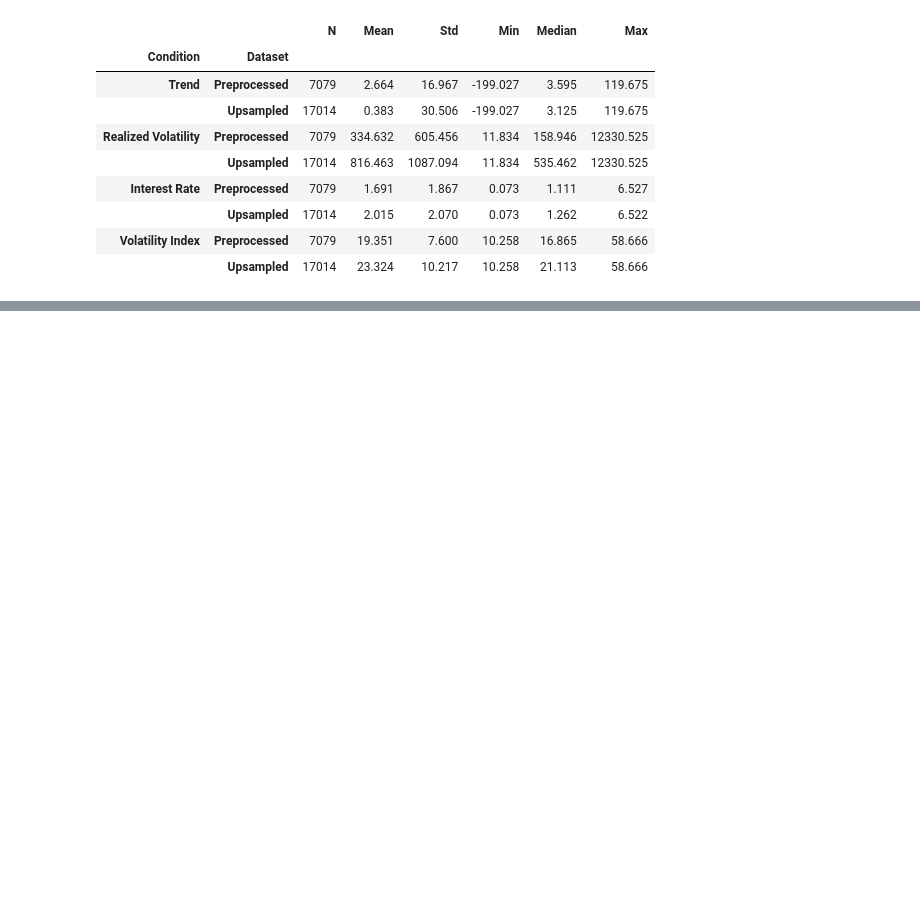
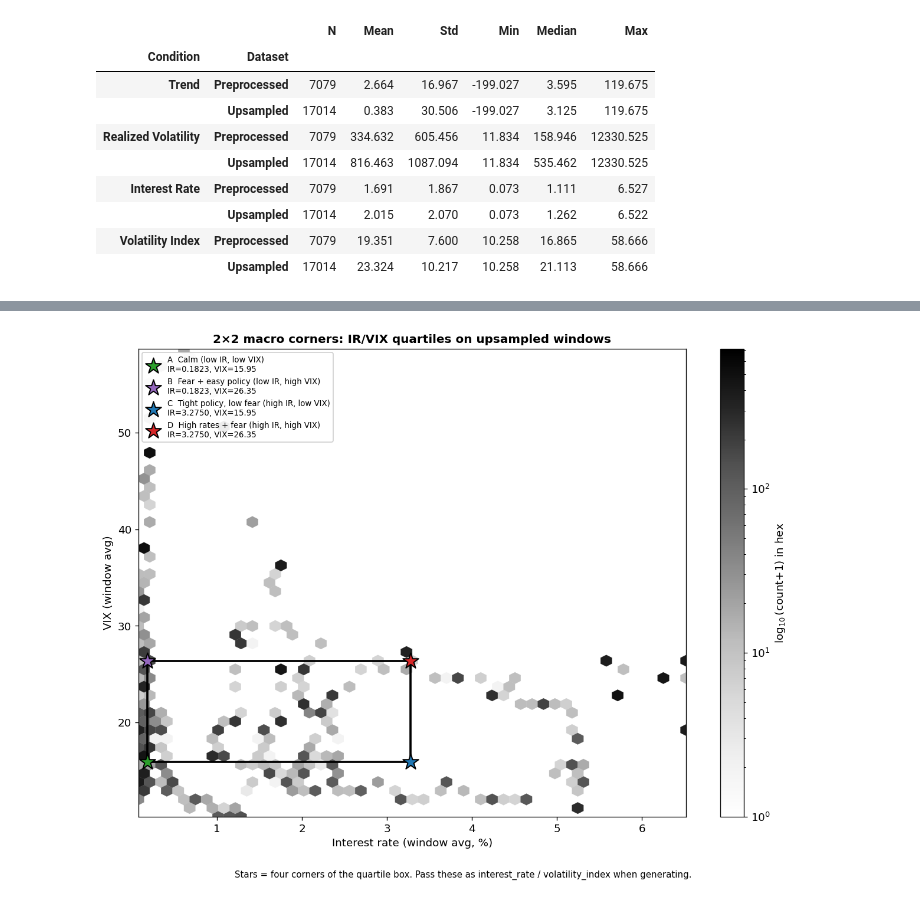
Before and after one commit to AHHHHHH0-0/Extending-CoFinDiff, a Jupyter notebook: notebooks/prep/cond_distribution.ipynb, the cells around one changed output, grey strips where cells are left out. Drawn from its saved outputs; the diff is of its cells as text; code cells hidden in the pictures; blank space fills up the shorter version.

Commit message:
examine upsampled data to find macro splits

```diff
--- a/notebooks/prep/cond_distribution.ipynb
+++ b/notebooks/prep/cond_distribution.ipynb
@@ -235,0 +156,76 @@ plt.show()
+# %%
+"""
+2×2 macro (IR × VIX): four corners from upsampled empirical marginals.
+Low/high = 25th and 75th percentiles (quartile split). Hexbin shows mass;
+black rectangle connects the four (IR, VIX) pairs used for generation.
+"""
+from matplotlib.patches import Rectangle
+
+ir_arr = np.array([float(s["interest_rate"]) for s in up_samples], dtype=np.float64)
+vix_arr = np.array([float(s["volatility_index"]) for s in up_samples], dtype=np.float64)
+
+ir_lo, ir_hi = map(float, np.quantile(ir_arr, [0.25, 0.75]))
+vix_lo, vix_hi = map(float, np.quantile(vix_arr, [0.25, 0.75]))
+
+corners = [
+    ("A  Calm (low IR, low VIX)", ir_lo, vix_lo),
+    ("B  Fear + easy policy (low IR, high VIX)", ir_lo, vix_hi),
+    ("C  Tight policy, low fear (high IR, low VIX)", ir_hi, vix_lo),
+    ("D  High rates + fear (high IR, high VIX)", ir_hi, vix_hi),
+]
+face = ["#2ca02c", "#9467bd", "#1f77b4", "#d62728"]
+
+fig, ax = plt.subplots(figsize=(10.5, 8))
+
+hb = ax.hexbin(
+    ir_arr, vix_arr, gridsize=48, cmap="Greys", mincnt=1, bins="log", linewidths=0.2, edgecolors="face",
+)
+cb = fig.colorbar(hb, ax=ax, label=r"$\log_{10}$(count+1) in hex")
+
+rect = Rectangle(
+    (ir_lo, vix_lo), ir_hi - ir_lo, vix_hi - vix_lo,
+    fill=False, edgecolor="k", linewidth=2.2, linestyle="-", zorder=4,
+)
+ax.add_patch(rect)
+
+for i, (lab, ir, vx) in enumerate(corners):
+    ax.scatter(
+        ir, vx, s=280, facecolors=face[i], edgecolors="k", linewidths=1.2, zorder=5,
+        marker="*", label=f"{lab}\nIR={ir:.4f}, VIX={vx:.2f}",
+    )
+
+ax.set_xlabel("Interest rate (window avg, %)")
+ax.set_ylabel("VIX (window avg)")
+ax.set_title("2×2 macro corners: IR/VIX quartiles on upsampled windows", fontsize=12, fontweight="bold")
+ax.legend(loc="upper left", fontsize=8, framealpha=0.93)
+
+x0, x1 = ir_arr.min(), ir_arr.max()
+y0, y1 = vix_arr.min(), vix_arr.max()
+ax.set_xlim(x0, x1)
+ax.set_ylim(y0, y1)
+
+fig.text(
+    0.5, 0.02,
+    "Stars = four corners of the quartile box. Pass these as interest_rate / volatility_index when generating.",
+    ha="center",
+    fontsize=9,
+)
+
+plt.tight_layout(rect=(0, 0.05, 1, 1))
+Path("../../figures").mkdir(parents=True, exist_ok=True)
+plt.savefig("../../figures/macro_2x2_ir_vix_corners.png", bbox_inches="tight", dpi=140)
+plt.show()
+
+n_ll = int(np.sum((ir_arr <= ir_lo) & (vix_arr <= vix_lo)))
+n_lh = int(np.sum((ir_arr <= ir_lo) & (vix_arr >= vix_hi)))
+n_hl = int(np.sum((ir_arr >= ir_hi) & (vix_arr <= vix_lo)))
+n_hh = int(np.sum((ir_arr >= ir_hi) & (vix_arr >= vix_hi)))
+n_mid = len(ir_arr) - (n_ll + n_lh + n_hl + n_hh)
+print("--- 2×2 corner (IR, VIX) for conditional generation ---")
+for lab, ir, vx in corners:
+    print(f"  {lab}: interest_rate={ir:.6f}, volatility_index={vx:.6f}")
+print("--- Windows in each tail quadrant (inclusive vs quartile thresholds) ---")
+print(f"  A LL: {n_ll:,}  B LH: {n_lh:,}  C HL: {n_hl:,}  D HH: {n_hh:,}  (only in middle band: {n_mid:,})")
+print("--- Widen contrast: change quantiles e.g. [0.1, 0.9] if you need more extreme corners. ---")
+# %% [output]
+[figure, added]
```
Also changed, not shown: parts of 2 cells of this notebook, 2 other files.
